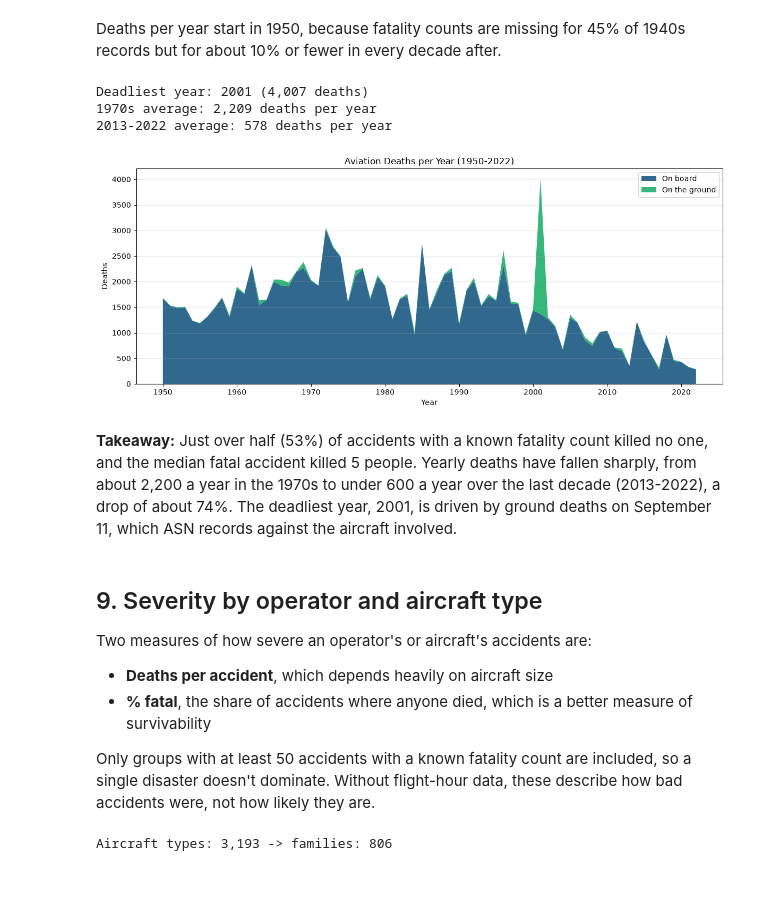
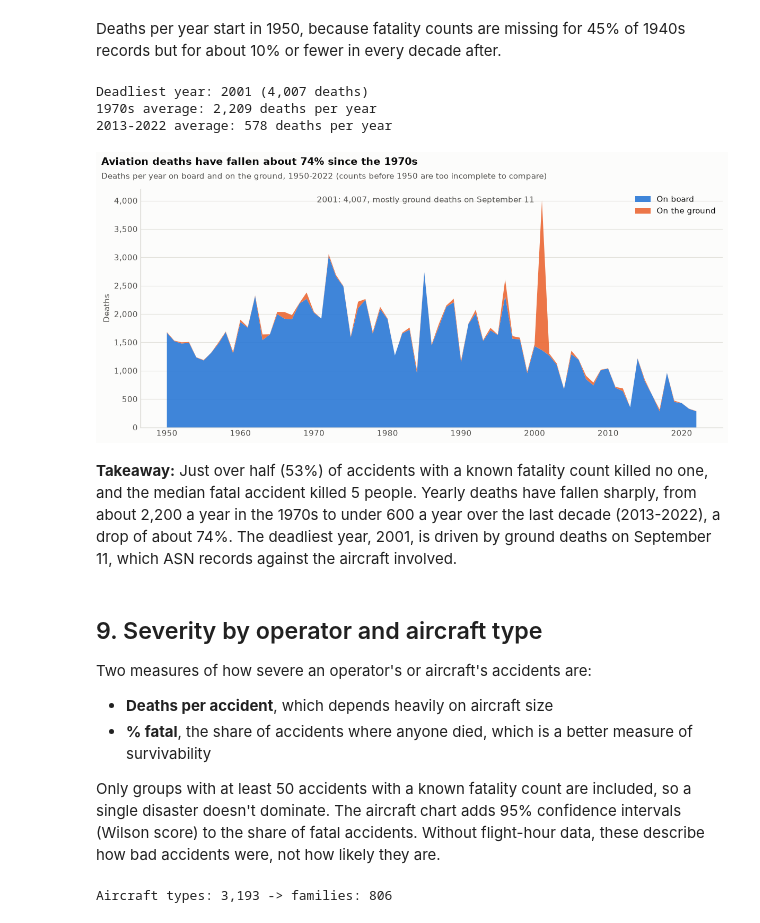
Before and after one commit to theamanali/civil-aviation-accident-analysis, a Jupyter notebook: analysis.ipynb, the cells around one changed output. Drawn from its saved outputs; the diff is of its cells as text; code cells hidden in the pictures; blank space fills up the shorter version.

```diff
--- a/analysis.ipynb
+++ b/analysis.ipynb
@@ -423,38 +478,46 @@ Deaths per year start in 1950, because fatality counts are missing for 45% of 19
 # %%
 fatal_years = pd.to_numeric(aviation_data["year"], errors="coerce")
 in_range = fatal_years.between(1950, 2022)
 deaths_per_year = (
     aviation_data[in_range]
     .groupby(fatal_years[in_range].astype(int))[["fatalities_onboard", "fatalities_ground"]]
     .sum()
 )
 yearly_total = deaths_per_year.sum(axis=1)
 
 print(f"Deadliest year: {yearly_total.idxmax()} ({yearly_total.max():,} deaths)")
 print(f"1970s average: {yearly_total.loc[1970:1979].mean():,.0f} deaths per year")
 print(f"2013-2022 average: {yearly_total.loc[2013:2022].mean():,.0f} deaths per year")
 
-palette = sns.color_palette("viridis", 2)
-plt.figure(figsize=(12, 5))
-plt.stackplot(
+deadliest_year = yearly_total.idxmax()
+decline = 1 - yearly_total.loc[2013:2022].mean() / yearly_total.loc[1970:1979].mean()
+
+fig, ax = plt.subplots(figsize=(12, 5))
+ax.stackplot(
     deaths_per_year.index,
     deaths_per_year["fatalities_onboard"],
     deaths_per_year["fatalities_ground"],
     labels=["On board", "On the ground"],
-    colors=palette,
+    colors=[BLUE, ORANGE],
+    alpha=0.9,
 )
-plt.title("Aviation Deaths per Year (1950-2022)")
-plt.xlabel("Year")
-plt.ylabel("Deaths")
-plt.legend(loc="upper right")
-plt.grid(axis="y", alpha=0.3)
+ax.set_ylabel("Deaths")
+ax.yaxis.set_major_formatter(THOUSANDS)
+ax.set_ylim(bottom=0)
+ax.grid(axis="x", visible=False)
+ax.legend(loc="upper right")
+ax.annotate(f"{deadliest_year}: {yearly_total[deadliest_year]:,}, mostly ground deaths on September 11",
+            (deadliest_year, yearly_total[deadliest_year]), xytext=(-10, 0), textcoords="offset points",
+            ha="right", va="center", color=INK_SECONDARY)
 plt.tight_layout()
+add_titles(fig, f"Aviation deaths have fallen about {decline:.0%} since the 1970s",
+           "Deaths per year on board and on the ground, 1950-2022 (counts before 1950 are too incomplete to compare)")
 plt.show()
 # %% [output]
 Deadliest year: 2001 (4,007 deaths)
 1970s average: 2,209 deaths per year
 2013-2022 average: 578 deaths per year
-[figure, old version]
+[figure, new version]
 # %% [markdown]
 **Takeaway:** Just over half (53%) of accidents with a known fatality count killed no one, and the median fatal accident killed 5 people. Yearly deaths have fallen sharply, from about 2,200 a year in the 1970s to under 600 a year over the last decade (2013-2022), a drop of about 74%. The deadliest year, 2001, is driven by ground deaths on September 11, which ASN records against the aircraft involved.
 # %% [markdown]
@@ -464,7 +527,7 @@ Two measures of how severe an operator's or aircraft's accidents are:
 - **Deaths per accident**, which depends heavily on aircraft size
 - **% fatal**, the share of accidents where anyone died, which is a better measure of survivability
 
-Only groups with at least 50 accidents with a known fatality count are included, so a single disaster doesn't dominate. Without flight-hour data, these describe how bad accidents were, not how likely they are.
+Only groups with at least 50 accidents with a known fatality count are included, so a single disaster doesn't dominate. The aircraft chart adds 95% confidence intervals (Wilson score) to the share of fatal accidents. Without flight-hour data, these describe how bad accidents were, not how likely they are.
 # %%
 def aircraft_family(aircraft_type):
     """Reduce a specific variant to its family, e.g. "Boeing 747-121" -> "Boeing 747"."""
```
Also changed, not shown: parts of 25 cells of this notebook, 7 other files.
